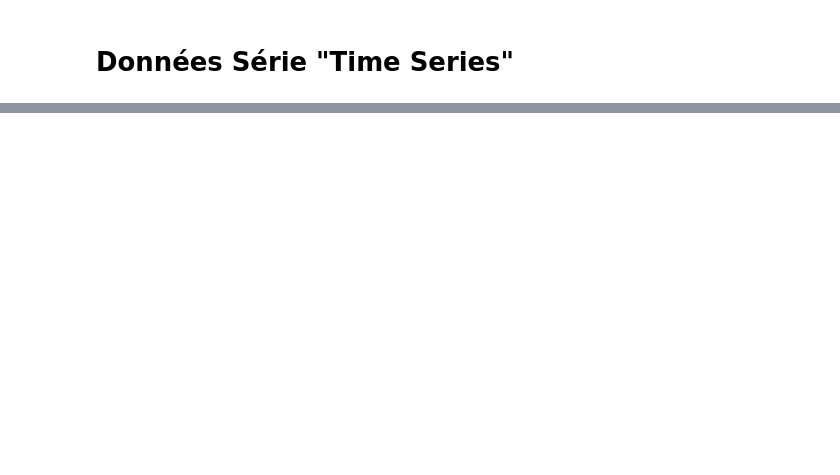
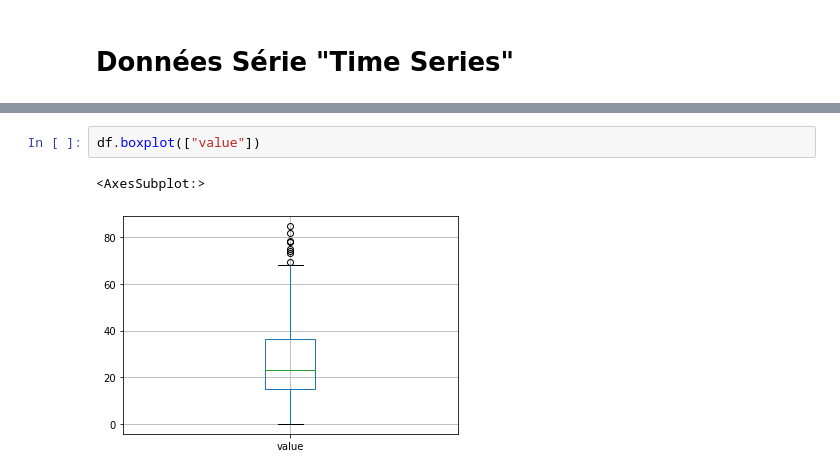
Before and after one commit to owencalvin/abstracts, a Jupyter notebook: get_datas/time_series/exam_time_series/exam_time_series.ipynb, the cells around one changed output, grey strips where cells are left out. Saved outputs shown, nothing was run; the diff lists cells and outputs as text; blank space fills up the shorter version.

```diff
--- a/get_datas/time_series/exam_time_series/exam_time_series.ipynb
+++ b/get_datas/time_series/exam_time_series/exam_time_series.ipynb
@@ -121,0 +151,5 @@ array([[<AxesSubplot:title={'center':'value'}, xlabel='[day, month, year]'>,
+# %%
+df.boxplot(["value"])
+# %% [output]
+<AxesSubplot:>
+[figure, added]
```
Also changed, not shown: parts of 43 cells of this notebook, 4 other files.
